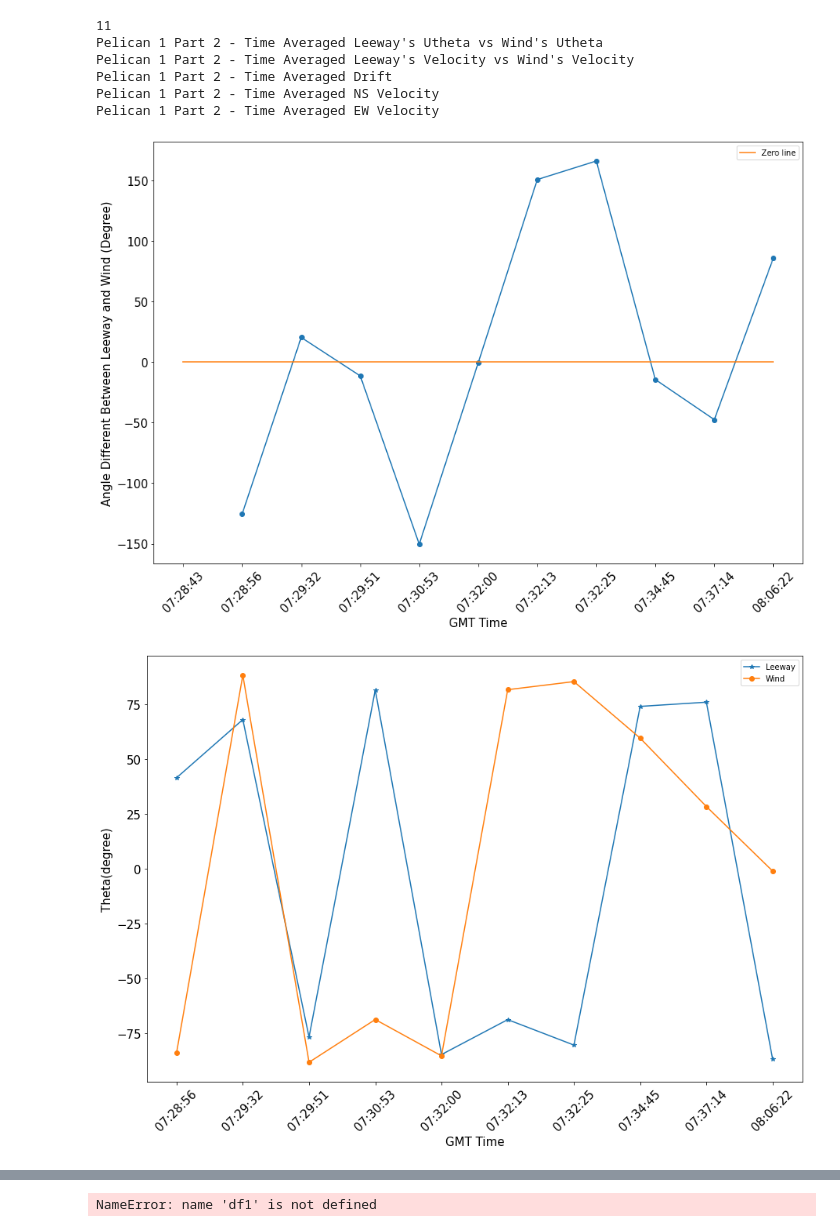
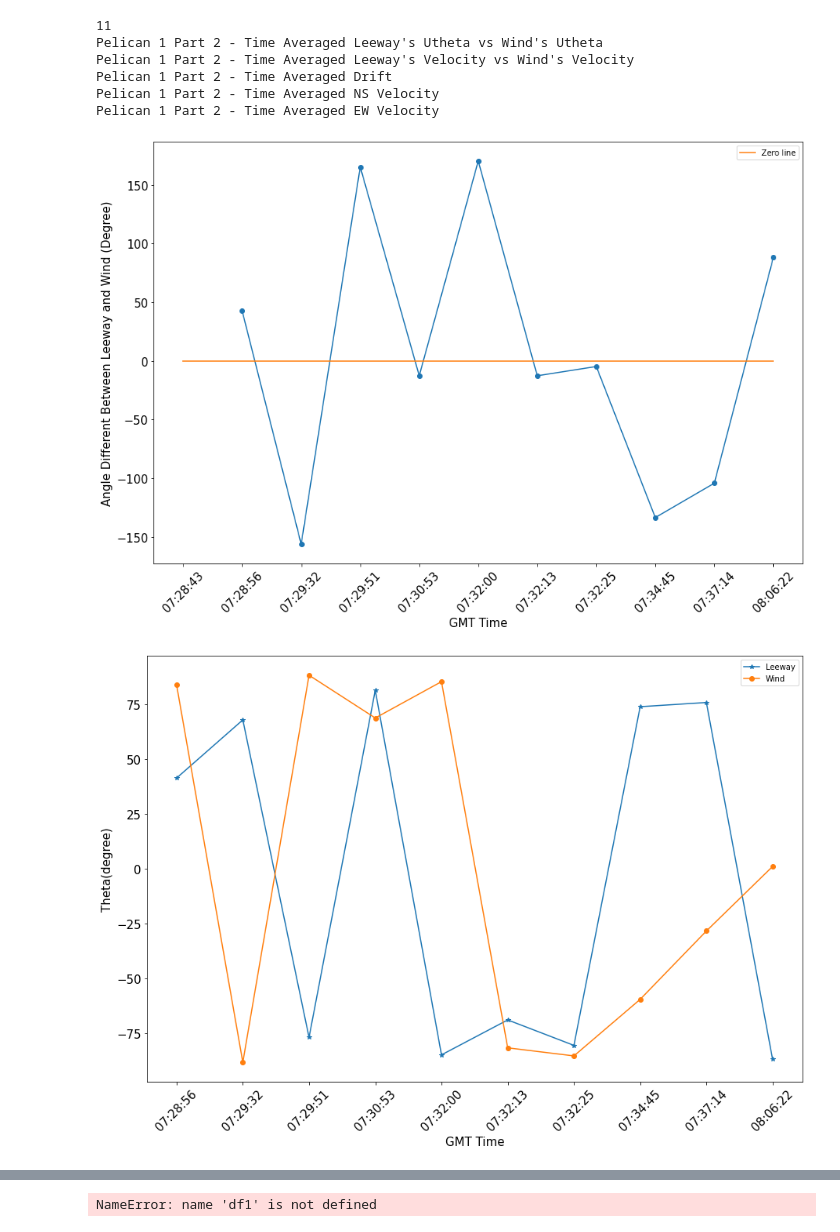
Before and after one commit to thanhtrant219/CoastGuard, a Jupyter notebook: CoastGuard_Data_Main.ipynb, the cells around one changed output, grey strips where cells are left out. Drawn from its saved outputs; the diff is of its cells as text; code cells hidden in the pictures.

```diff
--- a/CoastGuard_Data_Main.ipynb
+++ b/CoastGuard_Data_Main.ipynb
@@ -104,7 +104,7 @@ def data_time_average(df,time = 20):
     avg_df['Wind_Theta'] = np.degrees(np.arctan(avg_df.Wind_EW/avg_df.Wind_NS))
     avg_df["LW_EW_drift"]=avg_df.LW_EW/avg_df.Wind_EW
     avg_df["LW_NS_drift"]=avg_df.LW_NS/avg_df.Wind_NS
-    avg_df["Theta_diff"] = avg_df.Wind_Theta - avg_df.LW_Theta
+    avg_df["Theta_diff"] = abs(-avg_df.Wind_Theta - avg_df.LW_Theta)
     avg_df["Speed_diff"] = avg_df.Wind_Speed - avg_df.LW_Speed
     return avg_df
 
@@ -202,7 +202,7 @@ plt.savefig("./Plots/"+name)
 name = dataname+" - Time Averaged Leeway's Utheta vs Wind's Utheta"
 print(name)
 y1 = data.LW_Theta
-y2 = data.Wind_Theta
+y2 = -data.Wind_Theta
 ylabel = 'Theta(degree)'
 label1="Leeway"
 label2="Wind"
@@ -223,35 +223,35 @@ y1 = data.LW_EW_drift
 y2 = data.LW_NS_drift
 ylabel = 'Drift'
 label1="LW_EW"
 label2="LW_NS"
 compare_plot(y1,y2,name,ylabel,label1,label2)
 
 name = dataname+" - Time Averaged NS Velocity"
 print(name)
 y1 = data.LW_NS
 y2 = data.Wind_NS
 ylabel = 'NS velocity (m/s)'
 label1="Leeway"
 label2="Wind"
 compare_plot(y1,y2,name,ylabel,label1,label2)
 
 name = dataname+" - Time Averaged EW Velocity"
 print(name)
 y1 = data.LW_EW
 y2 = data.Wind_EW
 ylabel = 'EW Velocity (m/s)'
 label1="Leeway"
 label2="Wind"
 compare_plot(y1,y2,name,ylabel,label1,label2)
 # %% [output]
 11
 Pelican 1 Part 2 - Time Averaged Leeway's Utheta vs Wind's Utheta
 Pelican 1 Part 2 - Time Averaged Leeway's Velocity vs Wind's Velocity
 Pelican 1 Part 2 - Time Averaged Drift
 Pelican 1 Part 2 - Time Averaged NS Velocity
 Pelican 1 Part 2 - Time Averaged EW Velocity
-[figure, old version]
+[figure, new version]
-[figure, old version]
+[figure, new version]
 [figure]
 [figure]
 [figure]
```
Also changed, not shown: parts of 2 cells of this notebook, 1 other file.
